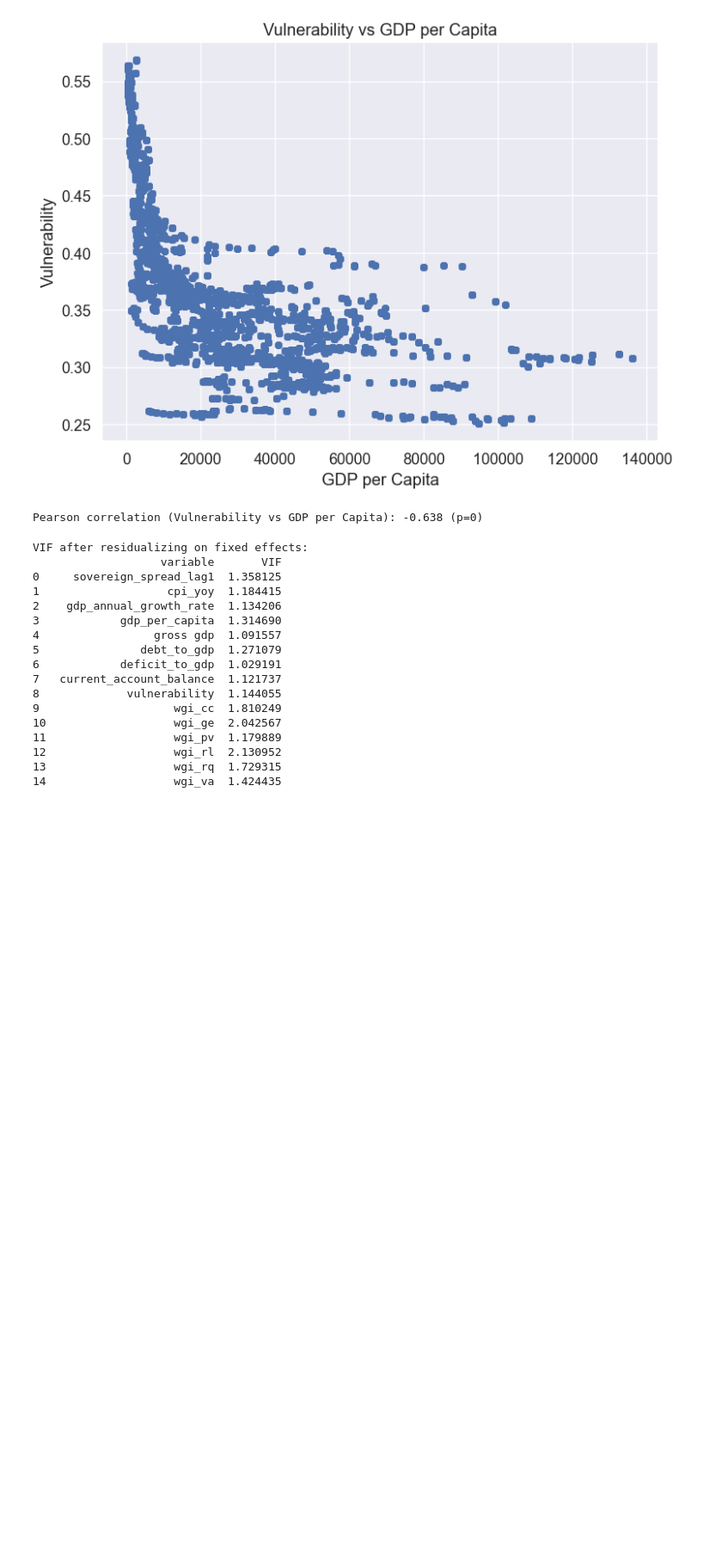
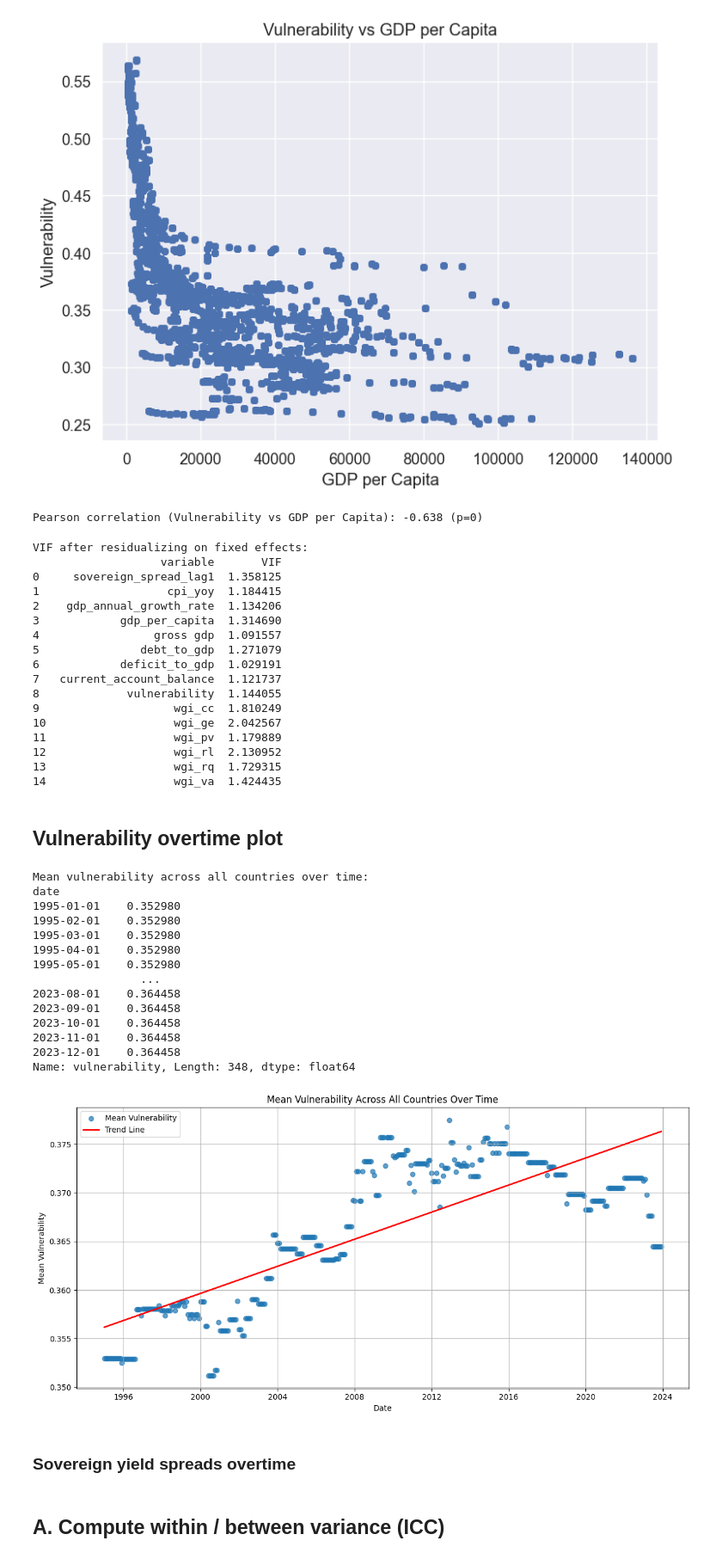
Before and after one commit to leosgamboy/Capstone, a Jupyter notebook: notebooks/01_data_cleaning.ipynb, the cells around one changed output. Shown at 86% size. Cells and saved outputs as stored; diff of their text form; code cells hidden in the pictures; blank space fills up the shorter version.

```diff
--- a/notebooks/01_data_cleaning.ipynb
+++ b/notebooks/01_data_cleaning.ipynb
@@ -919,3 +914,56 @@ VIF after residualizing on fixed effects:
 12                   wgi_rl  2.130952
 13                   wgi_rq  1.729315
 14                   wgi_va  1.424435
+# %% [markdown]
+## Vulnerability overtime plot
+# %%
+# Calculate the mean vulnerability across all countries over time
+vuln_mean_over_time = df_data.groupby('date')['vulnerability'].mean()
+print("Mean vulnerability across all countries over time:")
+print(vuln_mean_over_time)
+
+import matplotlib.pyplot as plt
+import matplotlib.dates as mdates
+
+# Prepare data for trend line
+x = pd.to_datetime(vuln_mean_over_time.index)
+y = vuln_mean_over_time.values
+
+# Fit a linear trend line
+z = np.polyfit(mdates.date2num(x), y, 1)
+p = np.poly1d(z)
+trend_y = p(mdates.date2num(x))
+
+plt.figure(figsize=(12, 6))
+plt.scatter(x, y, label='Mean Vulnerability', alpha=0.7)
+plt.plot(x, trend_y, color='red', linewidth=2, label='Trend Line')
+plt.title('Mean Vulnerability Across All Countries Over Time')
+plt.xlabel('Date')
+plt.ylabel('Mean Vulnerability')
+plt.grid(True)
+plt.legend()
+plt.tight_layout()
+
+# Save the figure
+plt.savefig("mean_vulnerability_trend.png", dpi=150)
+plt.show()
+# %% [output]
+Mean vulnerability across all countries over time:
+date
+1995-01-01    0.352980
+1995-02-01    0.352980
+1995-03-01    0.352980
+1995-04-01    0.352980
+1995-05-01    0.352980
+                ...
+2023-08-01    0.364458
+2023-09-01    0.364458
+2023-10-01    0.364458
+2023-11-01    0.364458
+2023-12-01    0.364458
+Name: vulnerability, Length: 348, dtype: float64
+[figure, added]
+# %% [markdown]
+### Sovereign yield spreads overtime
+# %% [markdown]
+## A. Compute within / between variance (ICC)
```
Also changed, not shown: parts of 7 cells of this notebook, 10 other files.
